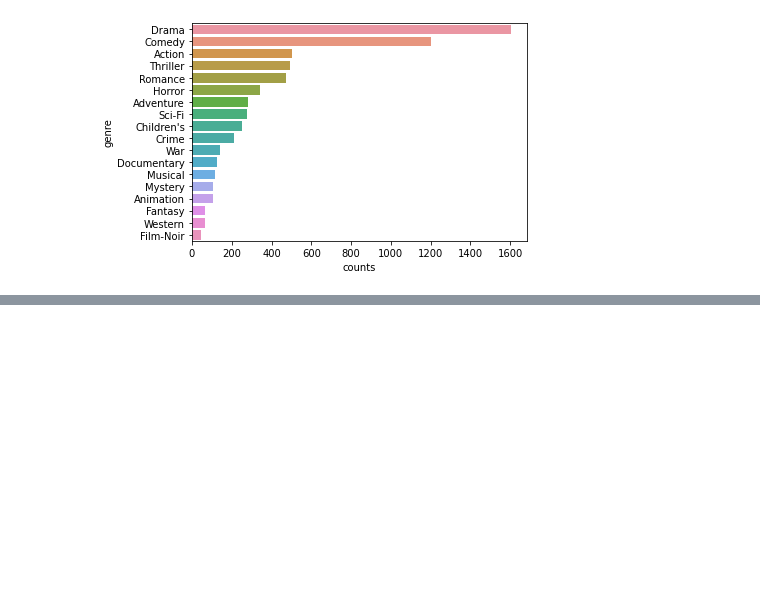
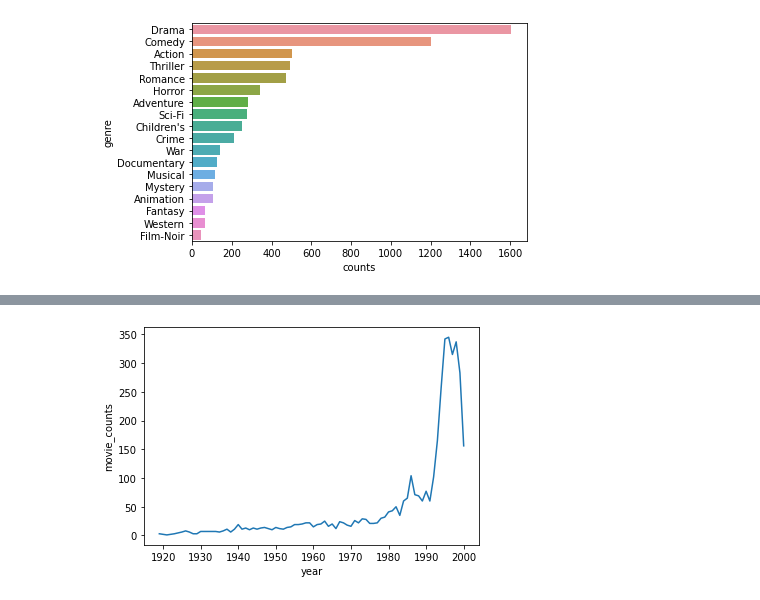
Before and after one commit to esn73/lab_python, a Jupyter notebook: py25_movielense.ipynb, the cells around one changed output, grey strips where cells are left out. Saved outputs shown, nothing was run; the diff lists cells and outputs as text; code cells hidden in the pictures; blank space fills up the shorter version.

```diff
--- a/py25_movielense.ipynb
+++ b/py25_movielense.ipynb
@@ -184,0 +273,4 @@ plt.show()
+# %%
+movie_counts_df = year_counts.reset_index()
+movie_counts_df.columns = ['year', 'movie_counts']
+movie_counts_df
@@ -184,0 +291,5 @@ plt.show()
+# %%
+sns.lineplot(x='year', y='movie_counts', data=movie_counts_df)
+plt.show()
+# %% [output]
+[figure, added]
```
Also changed, not shown: parts of 10 cells of this notebook.
